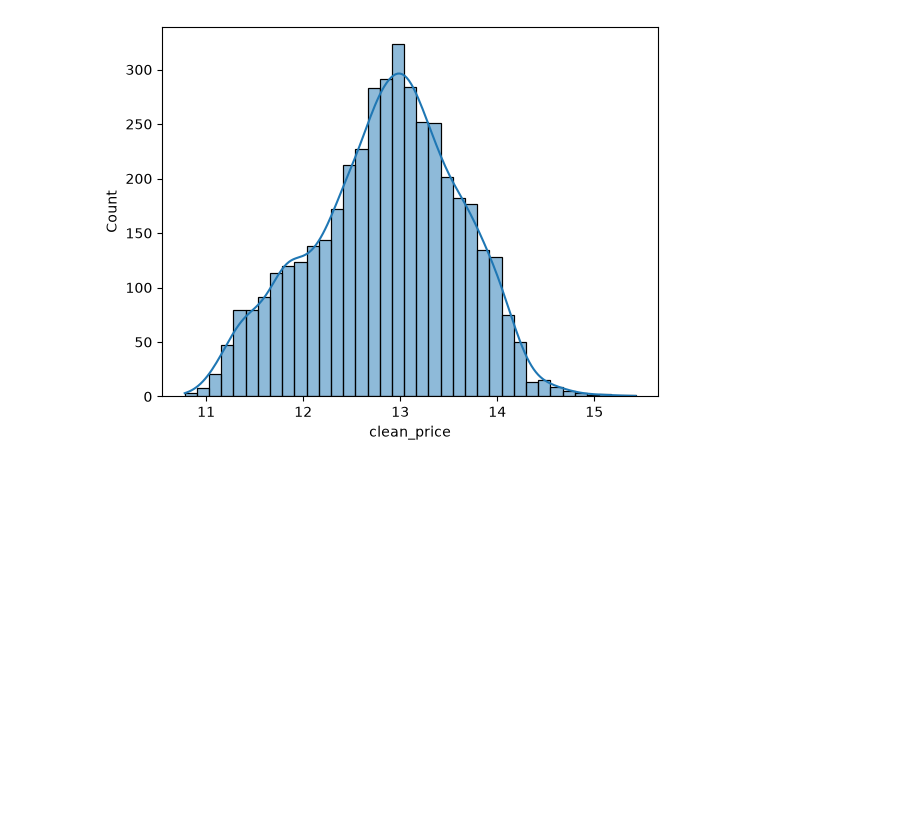
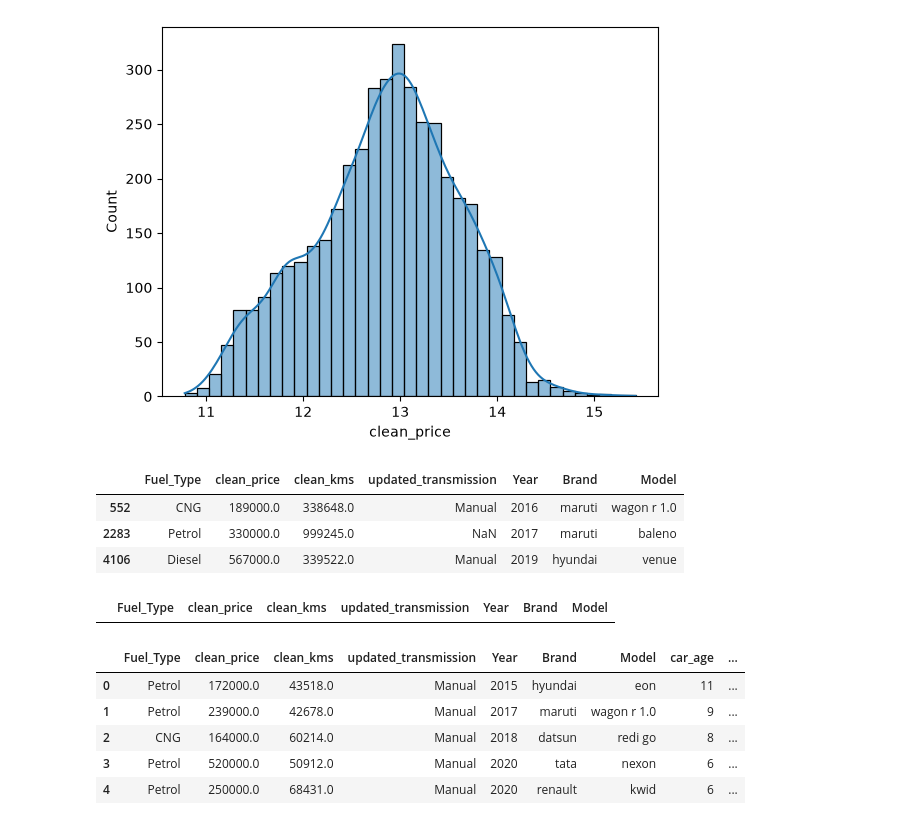
Before and after one commit to raghavpurohit711-svg/Used-Car-Price-Intelligence, a Jupyter notebook: Used Car Arbitrage/Train.ipynb, the cells around one changed output. Cells and saved outputs as stored; diff of their text form; code cells hidden in the pictures; blank space fills up the shorter version.

```diff
--- a/Used Car Arbitrage/Train.ipynb
+++ b/Used Car Arbitrage/Train.ipynb
@@ -223,3 +231,30 @@ sns.histplot(data=df,x=np.log1p(df['clean_price']),kde=True)
 # %% [output]
 <Axes: xlabel='clean_price', ylabel='Count'>
 [figure]
+# %%
+df.query("clean_kms > 300000")
+# %% [output]
+|  | Fuel_Type | clean_price | clean_kms | updated_transmission | Year | Brand | Model |
+| 552 | CNG | 189000.0 | 338648.0 | Manual | 2016 | maruti | wagon r 1.0 |
+| 2283 | Petrol | 330000.0 | 999245.0 | NaN | 2017 | maruti | baleno |
+| 4106 | Diesel | 567000.0 | 339522.0 | Manual | 2019 | hyundai | venue |
+# %%
+df = df.drop(index=[552,2283,4106])
+# %%
+df.query("clean_kms>300000")
+# %% [output]
+|  | Fuel_Type | clean_price | clean_kms | updated_transmission | Year | Brand | Model |
+# %%
+current_year = datetime.now().year
+df['car_age'] = current_year - df['Year'].astype(int)
+df['km_per_year'] = df['clean_kms'] / np.maximum(1,df['car_age'])
+df['brand_model'] = df['Brand'] + '_' + df['Model']
+# %%
+df.head()
+# %% [output]
+|  | Fuel_Type | clean_price | clean_kms | updated_transmission | Year | Brand | Model | car_age | ... |
+| 0 | Petrol | 172000.0 | 43518.0 | Manual | 2015 | hyundai | eon | 11 | ... |
+| 1 | Petrol | 239000.0 | 42678.0 | Manual | 2017 | maruti | wagon r 1.0 | 9 | ... |
+| 2 | CNG | 164000.0 | 60214.0 | Manual | 2018 | datsun | redi go | 8 | ... |
+| 3 | Petrol | 520000.0 | 50912.0 | Manual | 2020 | tata | nexon | 6 | ... |
+| 4 | Petrol | 250000.0 | 68431.0 | Manual | 2020 | renault | kwid | 6 | ... |
```
Also changed, not shown: parts of 97 cells of this notebook, 2 other files.
